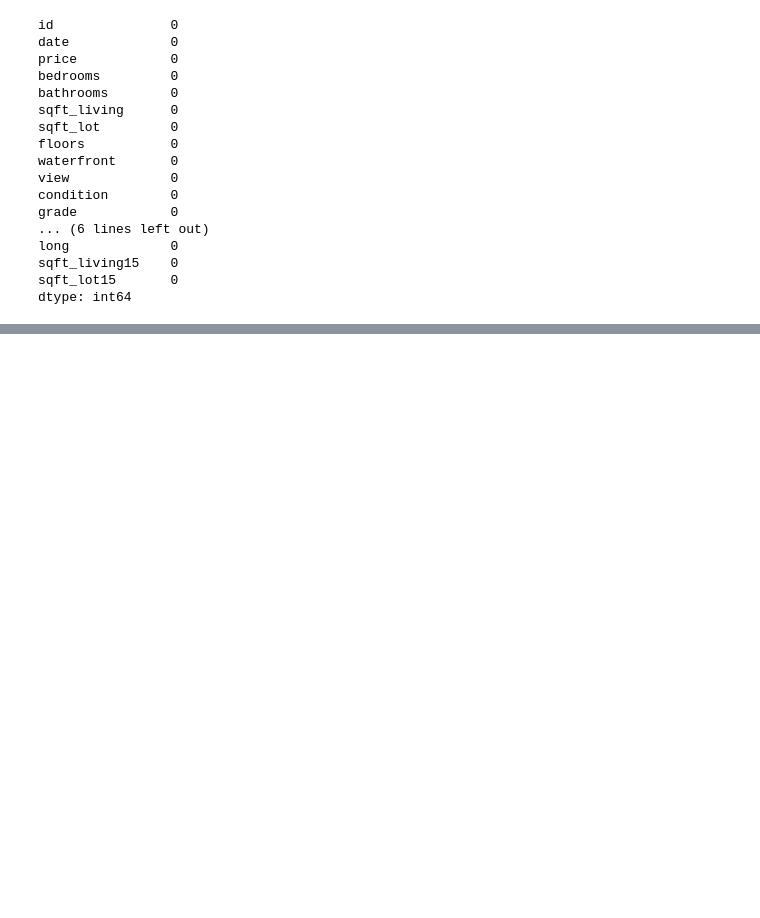
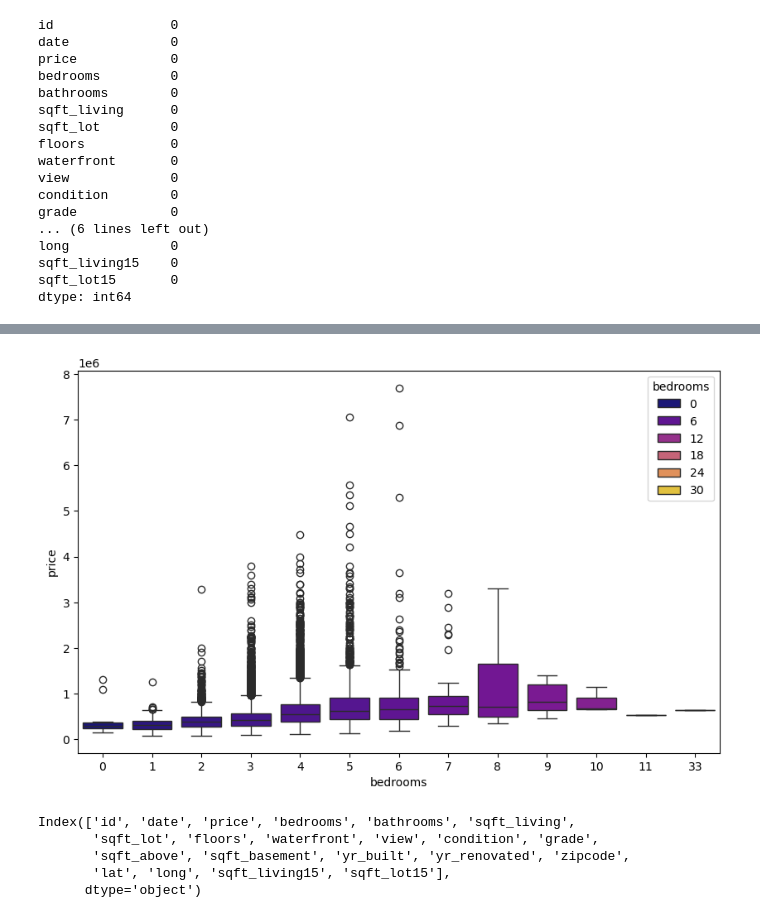
Before and after one commit to ashokpaudelapril/Houseprice-Prediction-Using-Feature-Engineering, a Jupyter notebook: untitled.ipynb, the cells around one changed output, grey strips where cells are left out. Cells and saved outputs as stored; diff of their text form; code cells hidden in the pictures; blank space fills up the shorter version.

```diff
--- a/untitled.ipynb
+++ b/untitled.ipynb
@@ -100,0 +140,14 @@ dtype: int64
+# %%
+plt.figure(figsize=(10, 6))
+sns.boxplot(x="bedrooms", y="price",hue="bedrooms", data=df, palette="plasma")
+plt.show()
+# %% [output]
+[figure, added]
+# %%
+df.columns
+# %% [output]
+Index(['id', 'date', 'price', 'bedrooms', 'bathrooms', 'sqft_living',
+       'sqft_lot', 'floors', 'waterfront', 'view', 'condition', 'grade',
+       'sqft_above', 'sqft_basement', 'yr_built', 'yr_renovated', 'zipcode',
+       'lat', 'long', 'sqft_living15', 'sqft_lot15'],
+      dtype='object')
```
Also changed, not shown: parts of 28 cells of this notebook.
